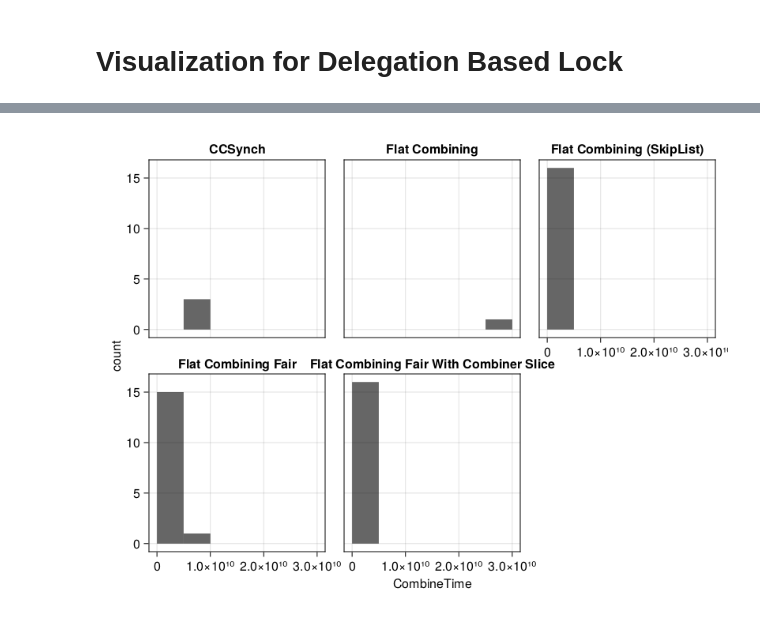
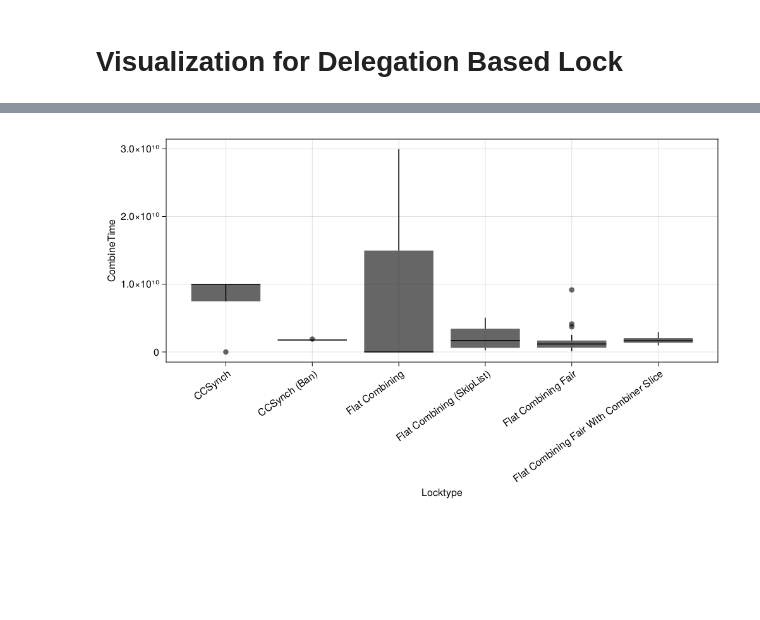
Before and after one commit to taooceros/Locks, a Jupyter notebook: visualization/graph.ipynb, the cells around one changed output, grey strips where cells are left out. Drawn from its saved outputs; the diff is of its cells as text; code cells hidden in the pictures; blank space fills up the shorter version.

Commit message:
update graph

```diff
--- a/visualization/graph.ipynb
+++ b/visualization/graph.ipynb
@@ -93,12 +71,17 @@ fig
 # %%
 using DataFrames, Tidier, AlgebraOfGraphics, CairoMakie
 
 bench_32thread = @chain dropmissing(bench) begin
     Tidier.@filter(ThreadNum == 16)
 end
 
-plt = data(bench_32thread) * mapping(:CombineTime, layout = :Locktype) * histogram(bins = 10)
+plt = data(bench_32thread) * mapping(:Locktype, :CombineTime) * visual(BoxPlot)
 
-draw(plt)
+
+fig = draw(plt, axis=(xticklabelrotation=pi/5,), figure = (resolution=(1000,600),))
+
+save("graphs/combining_time_box_plot.svg", fig)
+
+fig
 # %% [output]
-[figure, old version]
+[figure, new version]
```
Also changed, not shown: parts of 4 cells of this notebook, 3 other files.
